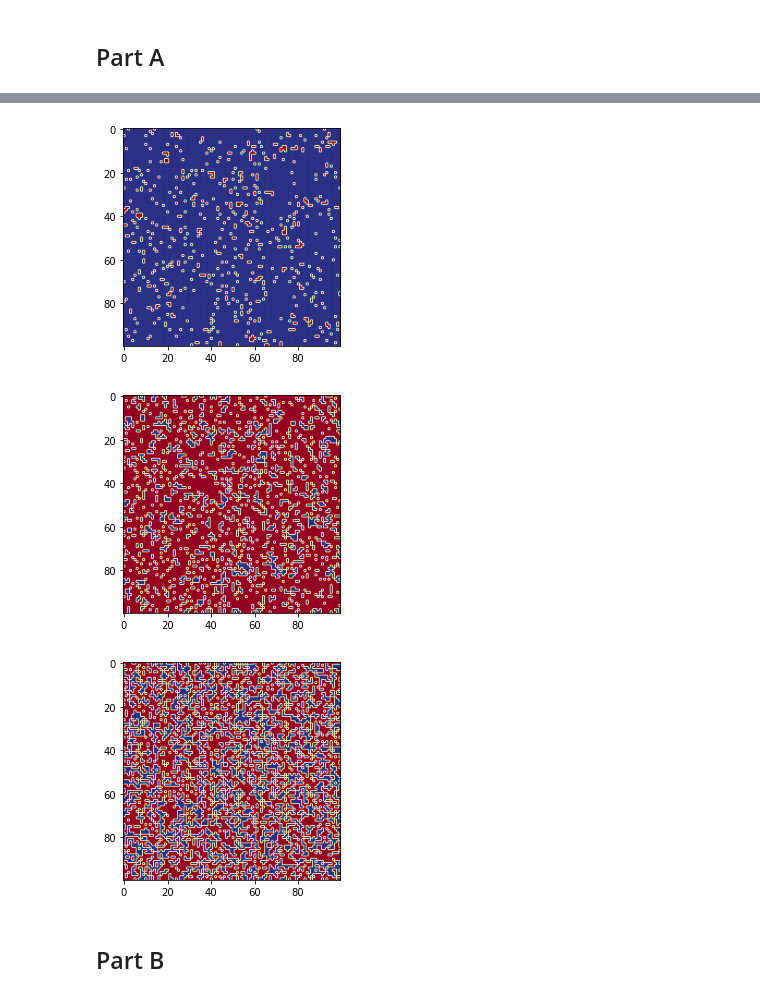
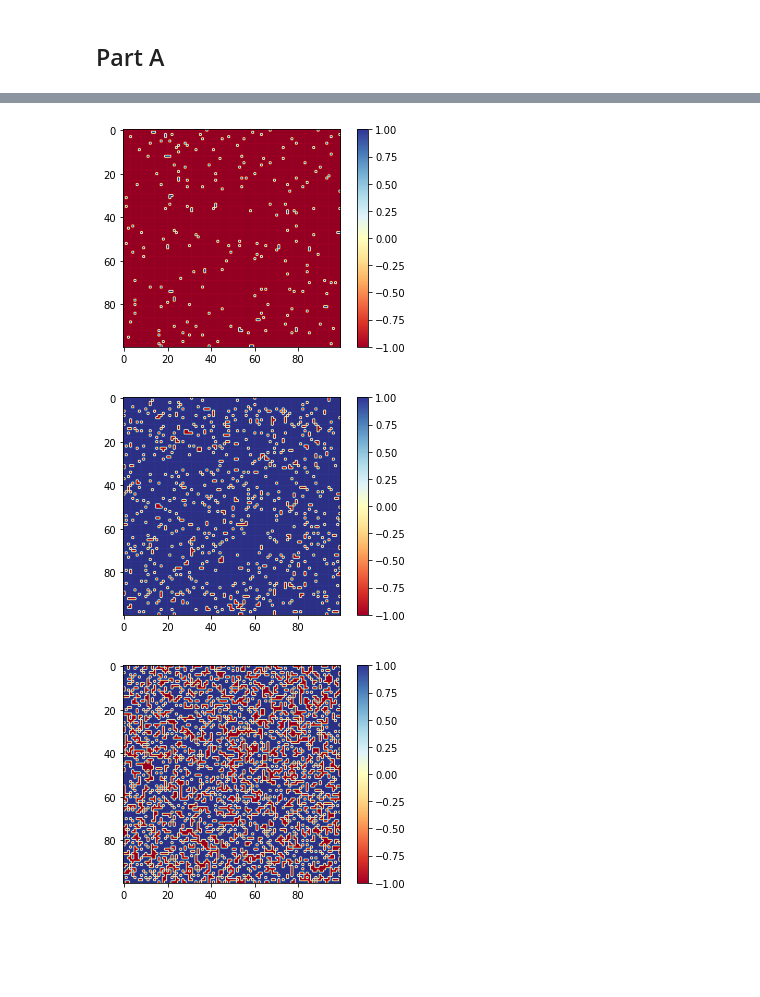
Before and after one commit to DylanPerez715/PHYS_142_2D_Ising_Model, a Jupyter notebook: PHYS142PartA.ipynb, the cells around one changed output, grey strips where cells are left out. Saved outputs shown, nothing was run; the diff lists cells and outputs as text; code cells hidden in the pictures; blank space fills up the shorter version.

```diff
--- a/PHYS142PartA.ipynb
+++ b/PHYS142PartA.ipynb
@@ -13,16 +13,20 @@ N = 100
 J = 1
 KB = 1
 T = 2
-#lattice_spins = np.ones((N, N))
-lattice_spin_random = 2 * (np.random.randint(2, size=(N, N)) - 0.5)
+lattice_spins = np.ones((N, N))
+#lattice_spin_random = 2 * (np.random.randint(2, size=(N, N)) - 0.5)
+
 
 
 
 plt.figure()
-plt.imshow(lattice_spin_random, cmap="RdYlBu")
+plt.imshow(lattice_spins, cmap="RdYlBu")
 # show gridlines
 for i in range(N):
     plt.axhline(i + 0.5, color="black", lw=0.1)
     plt.axvline(i + 0.5, color="black", lw=0.1)
+
+plt.colorbar()
+plt.clim(-1, 1)
 plt.show()
 # %% [output]
@@ -41,7 +45,7 @@ def Hastings (B, T ,lattice, steps,shape):
         for k, l in [(-1, 0), (1, 0), (0, 1), (0, -1)]:
             i_neigh = i + k if i + k < shape else 0
             j_neigh = j + l if j + l < shape else 0
-            delta_energy += -J * -2 * lattice[i, j] * lattice[i_neigh, j_neigh] - B * lattice[i,j]
+            delta_energy += ((-J * -2 * lattice[i, j] * lattice[i_neigh, j_neigh]) - (B * -2 * lattice[i,j]))
         if delta_energy <= 0:
             lattice[i, j] *= -1
             num_accept += 1
@@ -68,0 +75,13 @@ plt.show()
+# %%
+temp_6, mean_6 =Hastings(-1,1.5,lattice_spins, 200_000, 100)
+
+
+plt.figure()
+plt.imshow(temp_6, cmap="RdYlBu")
+plt.colorbar()
+plt.clim(-1, 1)
+
+for i in range(N):
+    plt.axhline(i + 0.5, color="black", lw=0.1)
+    plt.axvline(i + 0.5, color="black", lw=0.1)
+plt.show()
@@ -68,0 +90,13 @@ plt.show()
+# %%
+temp_5, mean_5 =Hastings(-1,2,lattice_spins, 200_000, 100)
+
+
+plt.figure()
+plt.imshow(temp_5, cmap="RdYlBu")
+plt.colorbar()
+plt.clim(-1, 1)
+
+for i in range(N):
+    plt.axhline(i + 0.5, color="black", lw=0.1)
+    plt.axvline(i + 0.5, color="black", lw=0.1)
+plt.show()
@@ -69,38 +105,42 @@ plt.show()
 # %%
-temp_2, mean_2=Hastings(-1,4,lattice_spin_random,200_000,100)
+temp_2, mean_2=Hastings(-1,4,lattice_spins,200_000,100)
 
 plt.figure()
 plt.imshow(temp_2, cmap="RdYlBu")
+plt.colorbar()
+plt.clim(-1, 1)
 
 for i in range(N):
     plt.axhline(i + 0.5, color="black", lw=0.1)
     plt.axvline(i + 0.5, color="black", lw=0.1)
 plt.show()
 # %% [output]
-[figure, old version]
+[figure, new version]
 # %%
-temp_3, mean_3=Hastings(1,6,lattice_spin_random,200_000,100)
+temp_3, mean_3=Hastings(1,6,lattice_spins,200_000,100)
 
 plt.figure()
 plt.imshow(temp_3, cmap="RdYlBu")
+plt.colorbar()
+plt.clim(-1, 1)
 
 for i in range(N):
     plt.axhline(i + 0.5, color="black", lw=0.1)
     plt.axvline(i + 0.5, color="black", lw=0.1)
 plt.show()
 # %% [output]
-[figure, old version]
+[figure, new version]
 # %%
-temp_4, mean_4=Hastings(1,15,lattice_spin_random,200_000,100)
+temp_4, mean_4=Hastings(1,15,lattice_spins,200_000,100)
 
 plt.figure()
 plt.imshow(temp_4, cmap="RdYlBu")
+plt.colorbar()
+plt.clim(-1, 1)
 
 for i in range(N):
     plt.axhline(i + 0.5, color="black", lw=0.1)
     plt.axvline(i + 0.5, color="black", lw=0.1)
 plt.show()
 # %% [output]
-[figure, old version]
+[figure, new version]
-# %% [markdown]
-## Part B
```
Also changed, not shown: parts of 4 cells of this notebook.
